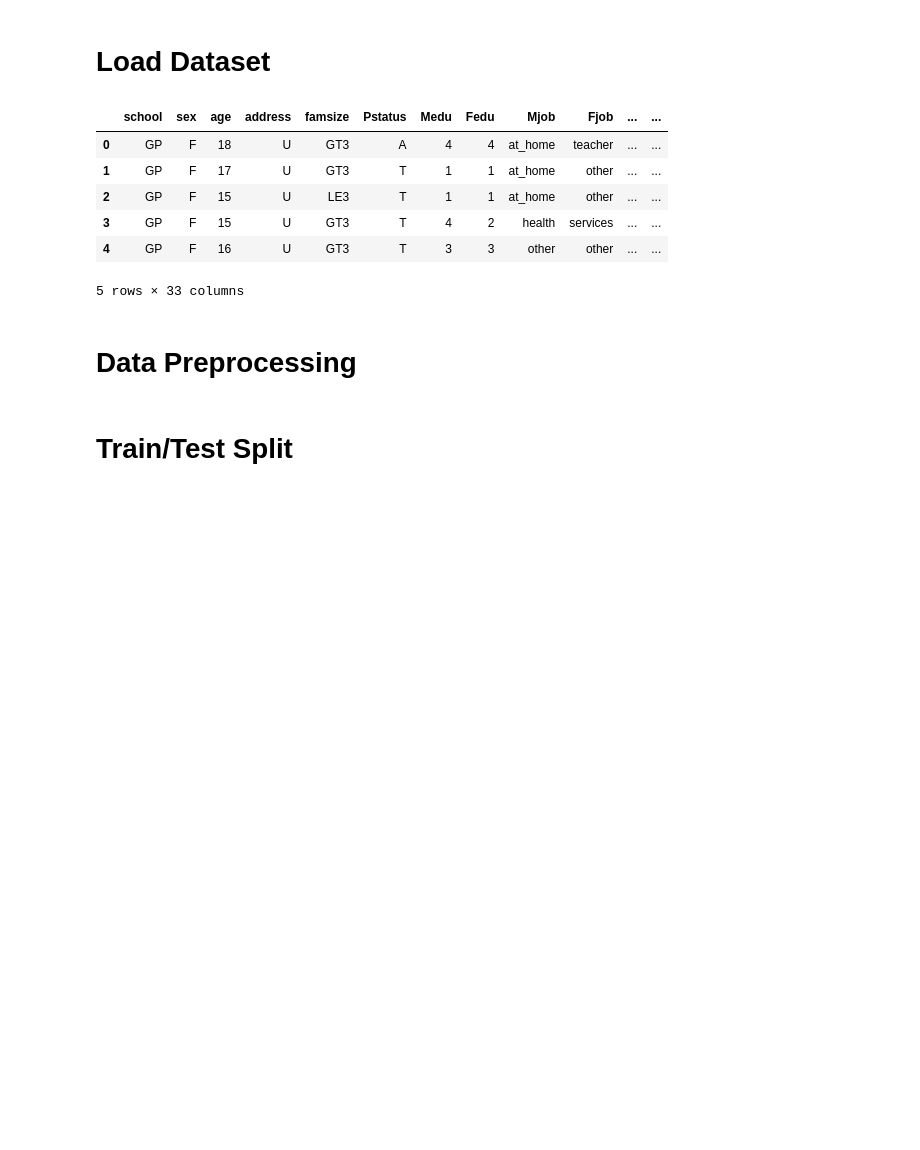
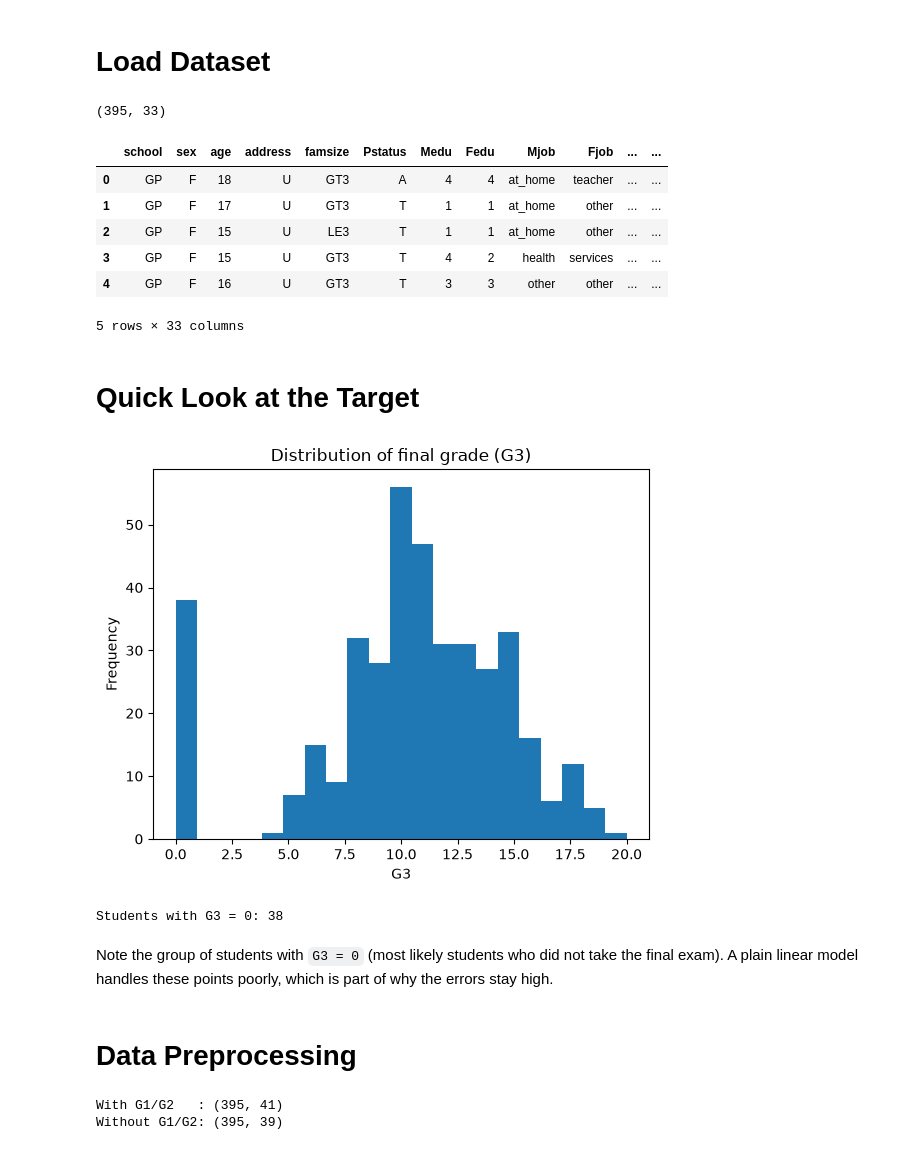
Before and after one commit to mobinrhmti/student-grade-prediction, a Jupyter notebook: Student Performance/main.ipynb, the cells around one changed output. Cells and saved outputs as stored; diff of their text form; code cells hidden in the pictures; blank space fills up the shorter version.

```diff
--- a/Student Performance/main.ipynb
+++ b/Student Performance/main.ipynb
@@ -9,22 +23,54 @@ from sklearn.metrics import mean_absolute_error, mean_squared_error, r2_score, r
 # Load Dataset
 # %%
 df = pd.read_csv('./data/student-mat.csv', sep=';')
+print(df.shape)
 df.head()
 # %% [output]
+(395, 33)
 |  | school | sex | age | address | famsize | Pstatus | Medu | Fedu | Mjob | Fjob | ... | ... |
 | 0 | GP | F | 18 | U | GT3 | A | 4 | 4 | at_home | teacher | ... | ... |
 | 1 | GP | F | 17 | U | GT3 | T | 1 | 1 | at_home | other | ... | ... |
 | 2 | GP | F | 15 | U | LE3 | T | 1 | 1 | at_home | other | ... | ... |
 | 3 | GP | F | 15 | U | GT3 | T | 4 | 2 | health | services | ... | ... |
 | 4 | GP | F | 16 | U | GT3 | T | 3 | 3 | other | other | ... | ... |
-5 rows × 33 columns
+5 rows × 33 columns
+# %% [markdown]
+# Quick Look at the Target
+# %%
+df['G3'].plot(kind='hist', bins=21, title='Distribution of final grade (G3)')
+plt.xlabel('G3')
+plt.show()
+
+print('Students with G3 = 0:', (df['G3'] == 0).sum())
+# %% [output]
+[figure, added]
+Students with G3 = 0: 38
+# %% [markdown]
+Note the group of students with `G3 = 0` (most likely students who did not take the final exam). A plain linear model handles these points poorly, which is part of why the errors stay high.
 # %% [markdown]
 # Data Preprocessing
 # %%
 X = df.drop(columns=['G3'])
 y = df['G3']
-X[['activities','romantic','famsup','schoolsup','paid','higher','internet','nursery']] = X[['activities','romantic','famsup','schoolsup','paid','higher','internet','nursery']].replace({ 'yes': 1, 'no': 0 })
-X[['famsize', 'Pstatus']] = X[['famsize', 'Pstatus']].replace({ 'LE3': 1, 'GT3': 0, 'T': 1, 'A': 0 })
+
+# yes/no columns -> 1/0
+yes_no_cols = ['activities', 'romantic', 'famsup', 'schoolsup', 'paid', 'higher', 'internet', 'nursery']
+for col in yes_no_cols:
+    X[col] = X[col].map({'yes': 1, 'no': 0})
+
+# two-value columns -> 1/0
+X['famsize'] = X['famsize'].map({'LE3': 1, 'GT3': 0})
+X['Pstatus'] = X['Pstatus'].map({'T': 1, 'A': 0})
+
+# remaining categorical columns -> one-hot
 X = pd.get_dummies(X, columns=['sex', 'address', 'school', 'Mjob', 'Fjob', 'reason', 'guardian'], drop_first=True)
+
+# two versions of the features
+X_with_grades = X                                   # includes G1 and G2
+X_no_grades = X.drop(columns=['G1', 'G2'])          # social / behavioral features only
+
+print('With G1/G2   :', X_with_grades.shape)
+print('Without G1/G2:', X_no_grades.shape)
+# %% [output]
+With G1/G2   : (395, 41)
+Without G1/G2: (395, 39)
-# %% [markdown]
-# Train/Test Split
```
Also changed, not shown: parts of 21 cells of this notebook, 2 other files.
